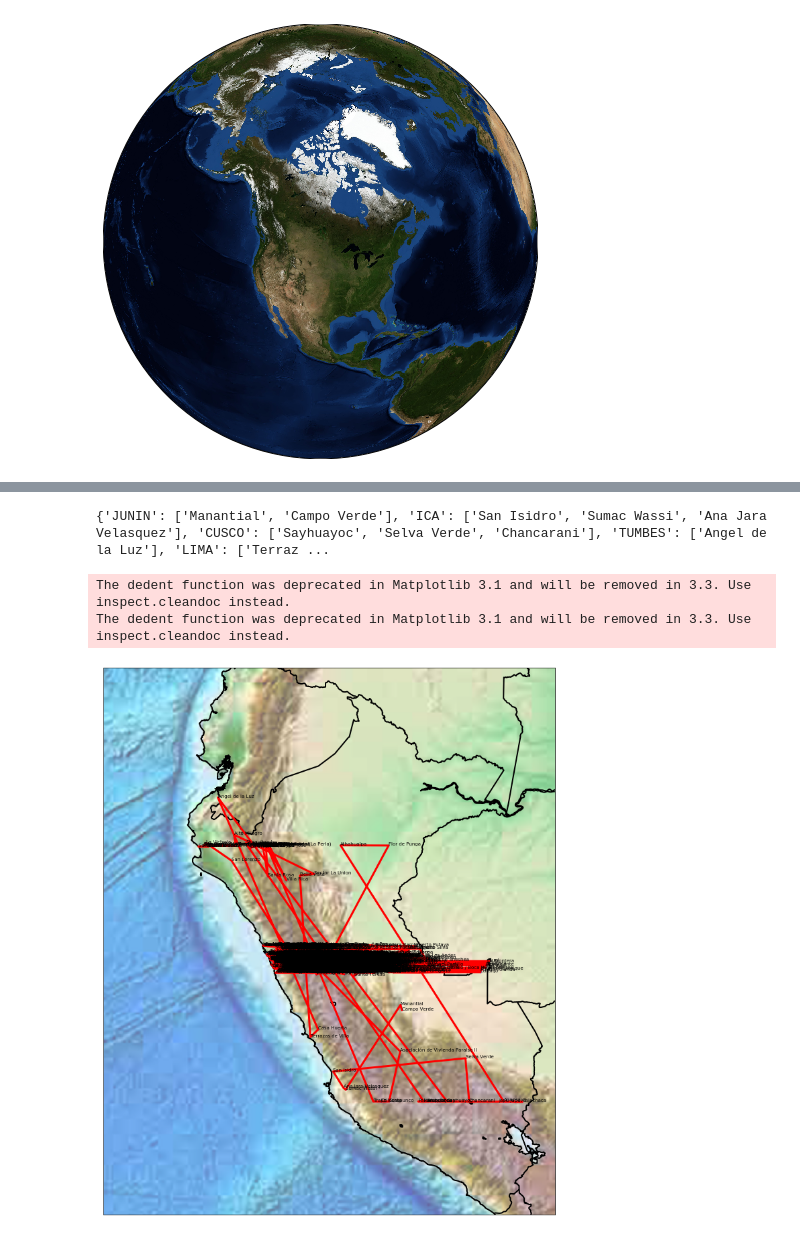
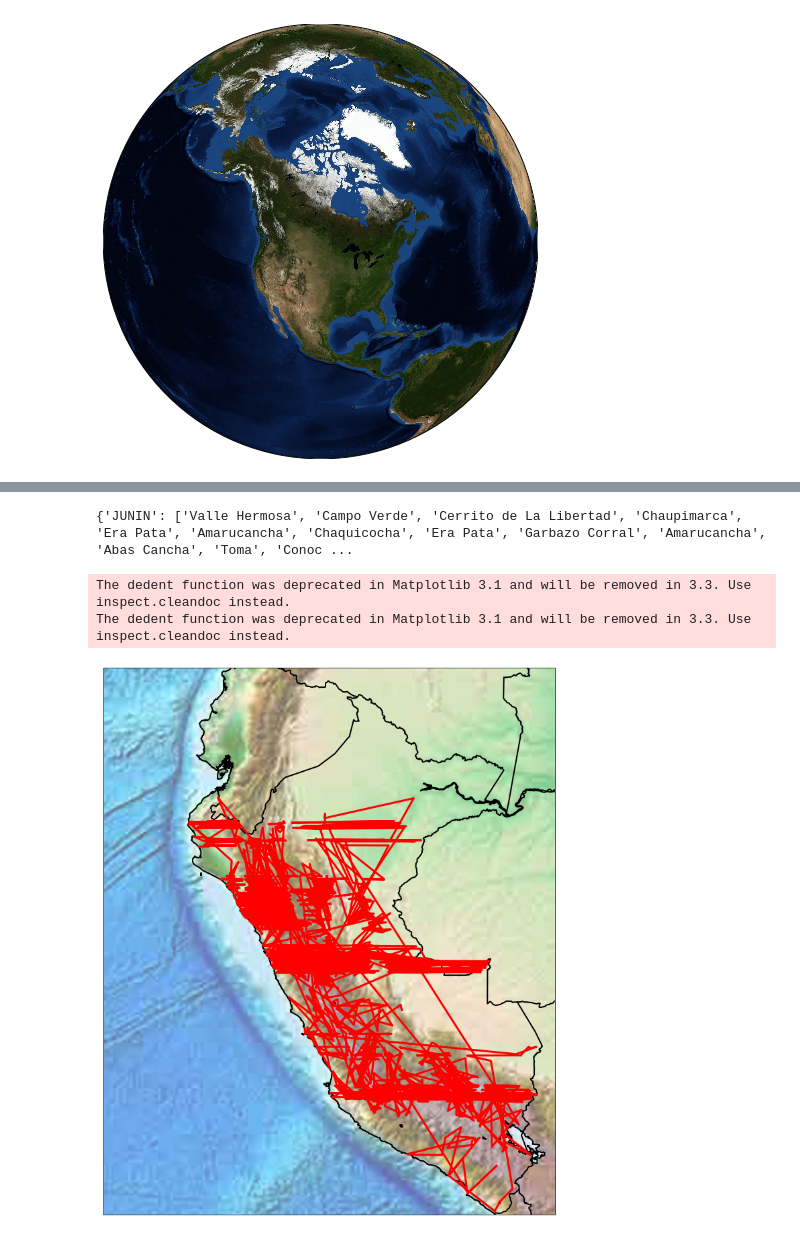
Before and after one commit to UNDERDOGZZ/TSP, a Jupyter notebook: Archivos - Ricardo Guevara/AlgoritmoRicardoG.ipynb, the cells around one changed output, grey strips where cells are left out. Cells and saved outputs as stored; diff of their text form; code cells hidden in the pictures.

Commit message:
tests
tests

```diff
--- a/Archivos - Ricardo Guevara/AlgoritmoRicardoG.ipynb
+++ b/Archivos - Ricardo Guevara/AlgoritmoRicardoG.ipynb
@@ -56,7 +31,7 @@ m.drawcoastlines(linewidth=2)
 m.drawcountries(linewidth=2)
 #plt.text(x, y, ' Seattle', fontsize=9);
 
-pD, pla, c = readCPxDto('test5000.csv')
+pD, pla, c = readCPxDto('test15000.csv')
 for i in range(len(pla)):
     d = pla[i]
     for j in range(len(c[d])):
@@ -152,7 +127,7 @@ def prim(distancia,nombre, dptos):
     #plt.text(x, y, ' Seattle', fontsize=9);
     xs=[]
     ys=[]
-    pD, pla, c = readCPxDto('test5000.csv')
+    pD, pla, c = readCPxDto('test15000.csv')
     for i in range(len(pathDic)):
         d = pla[i]
         for j in range(len(pathDic[d])):
@@ -160,7 +135,7 @@ def prim(distancia,nombre, dptos):
             xs.append(x)
             ys.append(y)
             plt.plot(x, y,'ok',markersize=1,color='purple')
-            plt.text(x, y, pD[d][j]['name'], fontsize=7)
+            #plt.text(x, y, pD[d][j]['name'], fontsize=7)
             del x
             del y
     m.plot(xs, ys, color='r', linewidth=3, label='Flight 98')
@@ -187,9 +162,9 @@ def distPrimMap(filename):
     #print(abc['AYACUCHO'])
     prim(dis, abc, places)
 # %%
-distPrimMap('test5000.csv')
+distPrimMap('test15000.csv')
 # %% [output]
-{'JUNIN': ['Manantial', 'Campo Verde'], 'ICA': ['San Isidro', 'Sumac Wassi', 'Ana Jara Velasquez'], 'CUSCO': ['Sayhuayoc', 'Selva Verde', 'Chancarani'], 'TUMBES': ['Angel de la Luz'], 'LIMA': ['Terraz ...
+{'JUNIN': ['Valle Hermosa', 'Campo Verde', 'Cerrito de La Libertad', 'Chaupimarca', 'Era Pata', 'Amarucancha', 'Chaquicocha', 'Era Pata', 'Garbazo Corral', 'Amarucancha', 'Abas Cancha', 'Toma', 'Conoc ...
 The dedent function was deprecated in Matplotlib 3.1 and will be removed in 3.3. Use inspect.cleandoc instead.
 The dedent function was deprecated in Matplotlib 3.1 and will be removed in 3.3. Use inspect.cleandoc instead.
-[figure, old version]
+[figure, new version]
```
Also changed, not shown: parts of 4 cells of this notebook, 4 other files.
